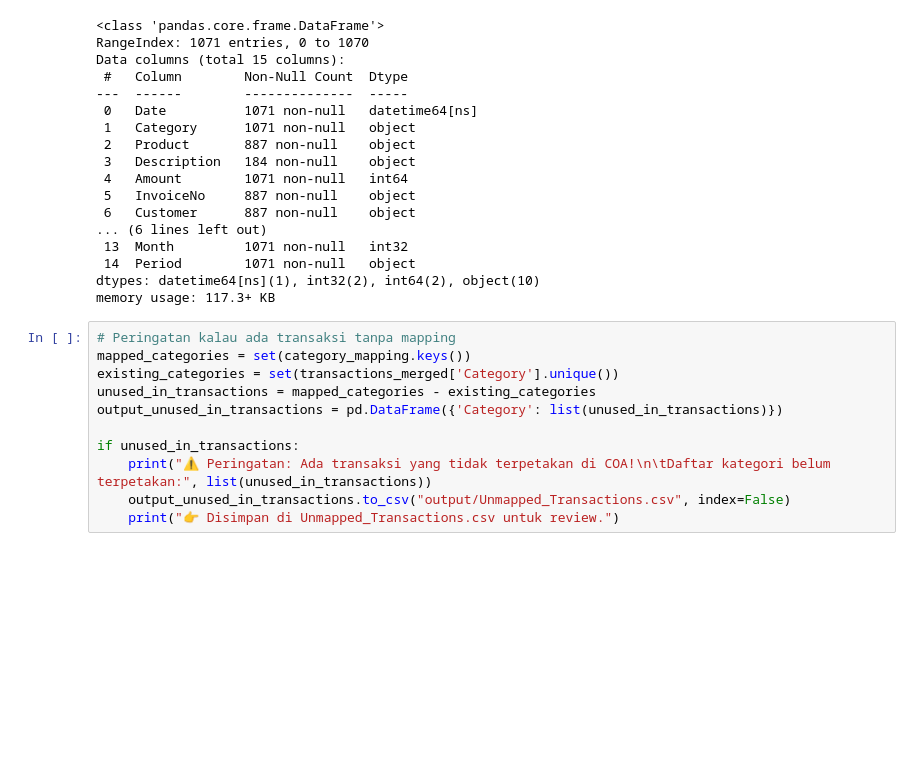
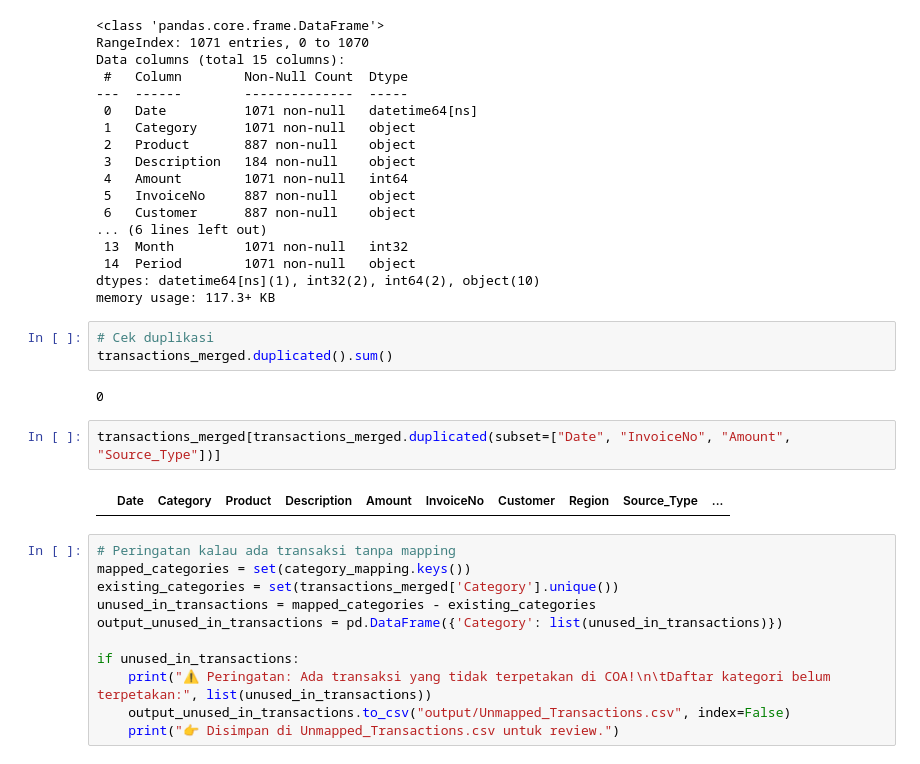
Before and after one commit to azizp128/financial-management-dashboard, a Jupyter notebook: notebook.ipynb, the cells around one changed output. Drawn from its saved outputs; the diff is of its cells as text; blank space fills up the shorter version.

```diff
--- a/notebook.ipynb
+++ b/notebook.ipynb
@@ -417,6 +452,15 @@ Data columns (total 15 columns):
  14  Period        1071 non-null   object
 dtypes: datetime64[ns](1), int32(2), int64(2), object(10)
 memory usage: 117.3+ KB
+# %%
+# Cek duplikasi
+transactions_merged.duplicated().sum()
+# %% [output]
+0
+# %%
+transactions_merged[transactions_merged.duplicated(subset=["Date", "InvoiceNo", "Amount", "Source_Type"])]
+# %% [output]
+|  | Date | Category | Product | Description | Amount | InvoiceNo | Customer | Region | Source_Type | ... |
 # %%
 # Peringatan kalau ada transaksi tanpa mapping
 mapped_categories = set(category_mapping.keys())
```
Also changed, not shown: parts of 17 cells of this notebook.
